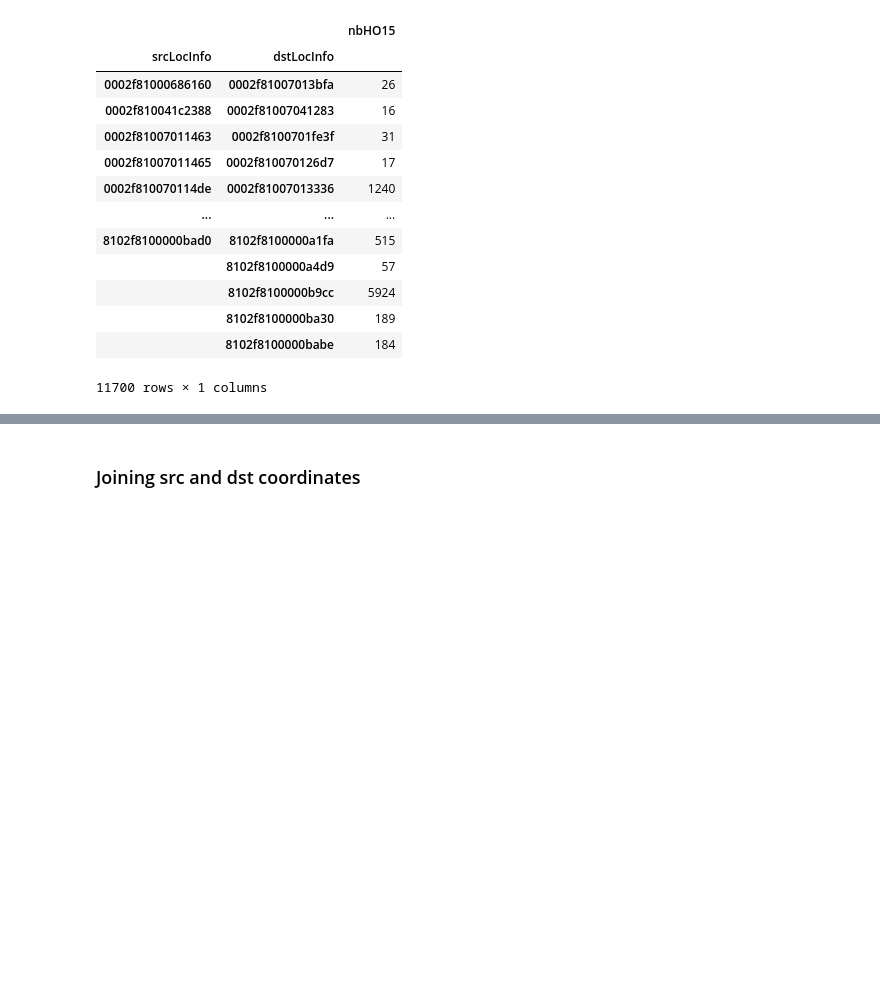
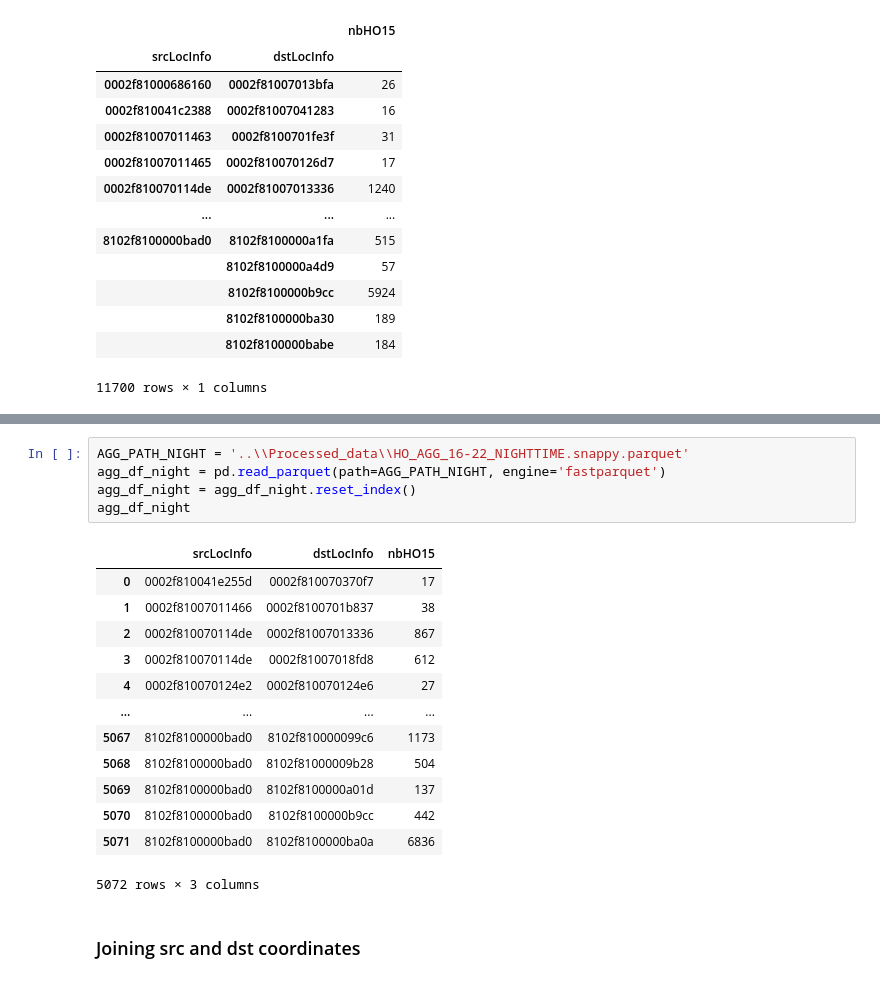
Before and after one commit to eakopyan/Popular-paths, a Jupyter notebook: HOProcess_v2/parquet_parser.ipynb, the cells around one changed output, grey strips where cells are left out. Drawn from its saved outputs; the diff is of its cells as text; blank space fills up the shorter version.

```diff
--- a/HOProcess_v2/parquet_parser.ipynb
+++ b/HOProcess_v2/parquet_parser.ipynb
@@ -175,3 +172,22 @@ agg_df
+# %%
+AGG_PATH_NIGHT = '..\\Processed_data\\HO_AGG_16-22_NIGHTTIME.snappy.parquet'
+agg_df_night = pd.read_parquet(path=AGG_PATH_NIGHT, engine='fastparquet')
+agg_df_night = agg_df_night.reset_index()
+agg_df_night
+# %% [output]
+|  | srcLocInfo | dstLocInfo | nbHO15 |
+| 0 | 0002f810041e255d | 0002f810070370f7 | 17 |
+| 1 | 0002f81007011466 | 0002f8100701b837 | 38 |
+| 2 | 0002f810070114de | 0002f81007013336 | 867 |
+| 3 | 0002f810070114de | 0002f81007018fd8 | 612 |
+| 4 | 0002f810070124e2 | 0002f810070124e6 | 27 |
+| ... | ... | ... | ... |
+| 5067 | 8102f8100000bad0 | 8102f810000099c6 | 1173 |
+| 5068 | 8102f8100000bad0 | 8102f81000009b28 | 504 |
+| 5069 | 8102f8100000bad0 | 8102f8100000a01d | 137 |
+| 5070 | 8102f8100000bad0 | 8102f8100000b9cc | 442 |
+| 5071 | 8102f8100000bad0 | 8102f8100000ba0a | 6836 |
+5072 rows × 3 columns
 # %% [markdown]
 ### Joining src and dst coordinates
 # %%
```
Also changed, not shown: parts of 17 cells of this notebook, 7 other files.
